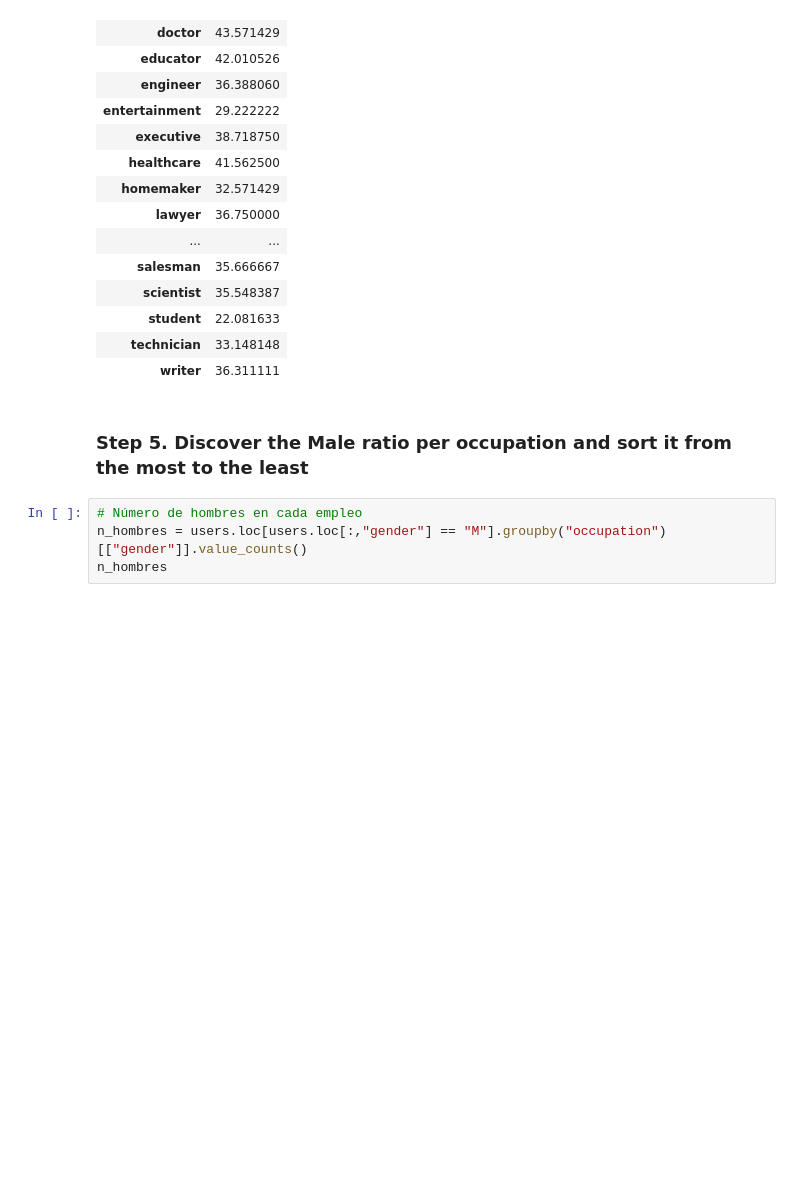
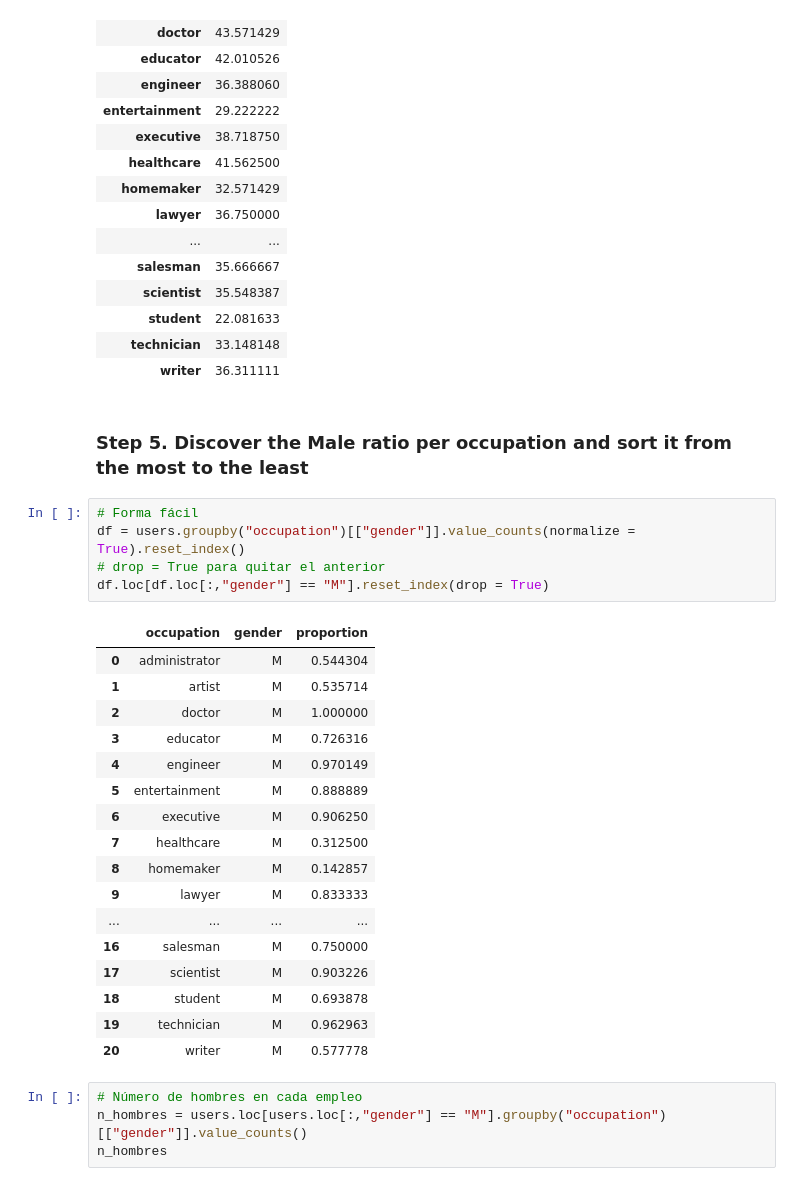
Before and after one commit to martakudt/Entregas, a Jupyter notebook: 1.DATA_ANALYSIS/6-Occupation/Occupation Grouping.ipynb, the cells around one changed output. Drawn from its saved outputs; the diff is of its cells as text; blank space fills up the shorter version.

```diff
--- a/1.DATA_ANALYSIS/6-Occupation/Occupation Grouping.ipynb
+++ b/1.DATA_ANALYSIS/6-Occupation/Occupation Grouping.ipynb
@@ -48,6 +48,29 @@ users.groupby("occupation")[["age"]].mean()
 | writer | 36.311111 |
 # %% [markdown]
 ### Step 5. Discover the Male ratio per occupation and sort it from the most to the least
+# %%
+# Forma fácil
+df = users.groupby("occupation")[["gender"]].value_counts(normalize = True).reset_index()
+# drop = True para quitar el anterior
+df.loc[df.loc[:,"gender"] == "M"].reset_index(drop = True)
+# %% [output]
+|  | occupation | gender | proportion |
+| 0 | administrator | M | 0.544304 |
+| 1 | artist | M | 0.535714 |
+| 2 | doctor | M | 1.000000 |
+| 3 | educator | M | 0.726316 |
+| 4 | engineer | M | 0.970149 |
+| 5 | entertainment | M | 0.888889 |
+| 6 | executive | M | 0.906250 |
+| 7 | healthcare | M | 0.312500 |
+| 8 | homemaker | M | 0.142857 |
+| 9 | lawyer | M | 0.833333 |
+| ... | ... | ... | ... |
+| 16 | salesman | M | 0.750000 |
+| 17 | scientist | M | 0.903226 |
+| 18 | student | M | 0.693878 |
+| 19 | technician | M | 0.962963 |
+| 20 | writer | M | 0.577778 |
 # %%
 # Número de hombres en cada empleo
 n_hombres = users.loc[users.loc[:,"gender"] == "M"].groupby("occupation")[["gender"]].value_counts()
```
Also changed, not shown: 3 other files.
